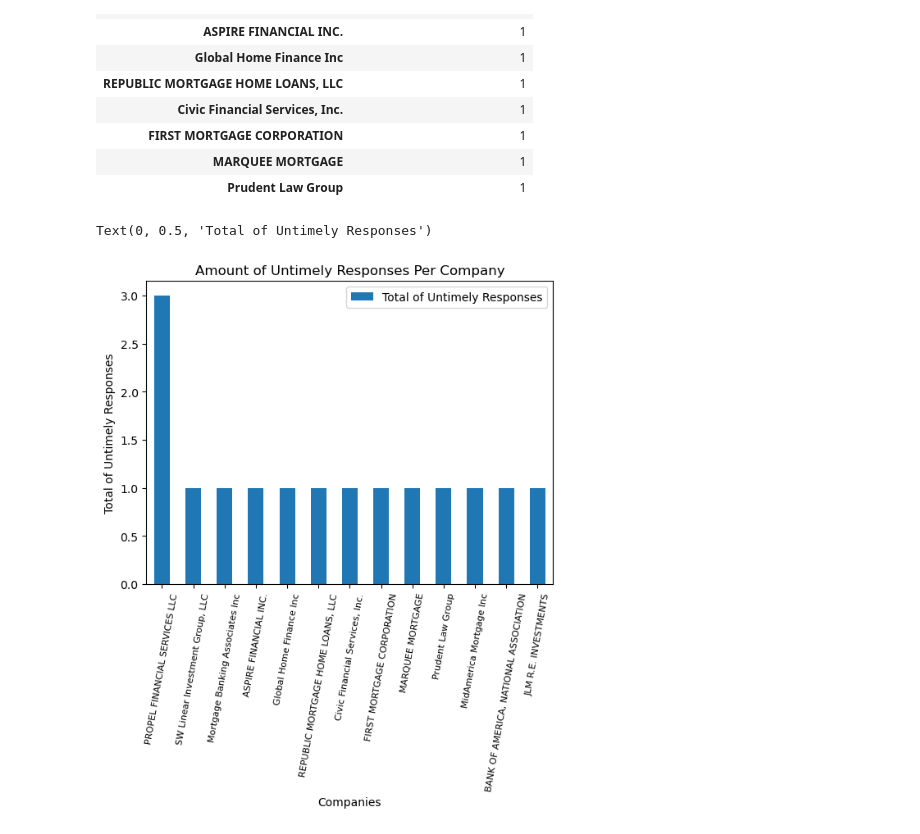
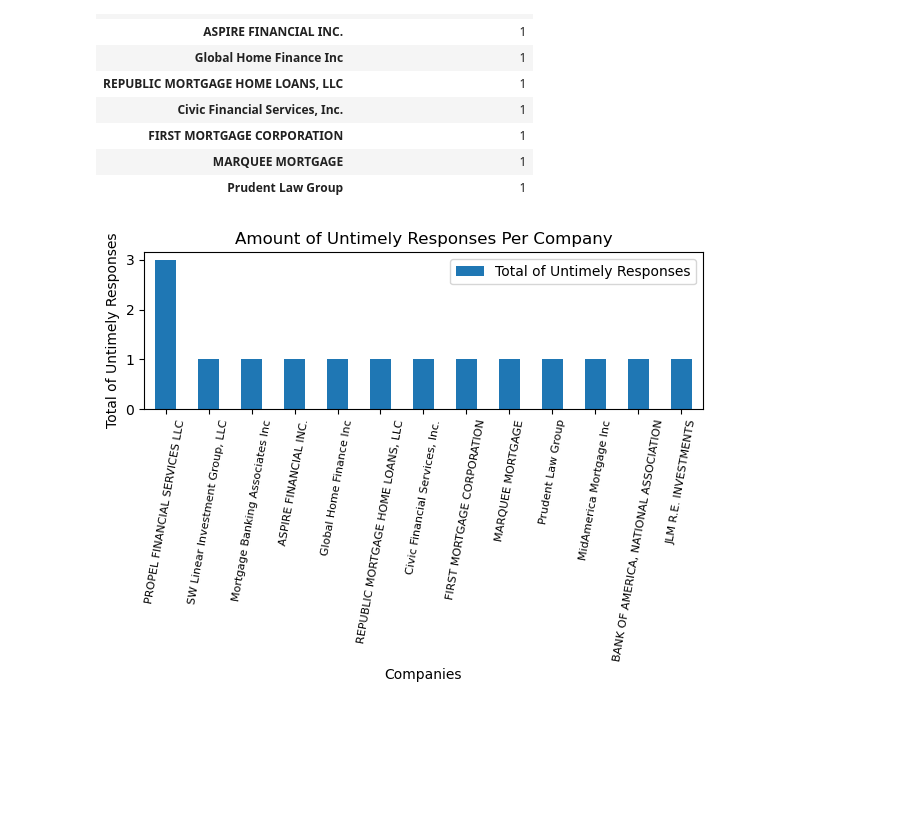
Before and after one commit to carlosvalenciano/Customer-Complaints, a Jupyter notebook: customercomplaints.ipynb, the cells around one changed output. Saved outputs shown, nothing was run; the diff lists cells and outputs as text; code cells hidden in the pictures; blank space fills up the shorter version.

Commit message:
Made Bar graphs for each response and saved them as a png

```diff
--- a/customercomplaints.ipynb
+++ b/customercomplaints.ipynb
@@ -221,10 +221,11 @@ untimely_df.head(10)
 # %%
 untimely_df.plot.bar()
 plt.title('Amount of Untimely Responses Per Company')
 plt.xticks(rotation=80, horizontalalignment="center", fontsize=8)
 plt.xlabel('Companies')
 plt.ylabel('Total of Untimely Responses')
+plt.tight_layout()
+plt.savefig('Images/untimely.png')
 # %% [output]
-Text(0, 0.5, 'Total of Untimely Responses')
-[figure, old version]
+[figure, new version]
 # %%
```
Also changed, not shown: parts of 6 cells of this notebook, 7 other files.
